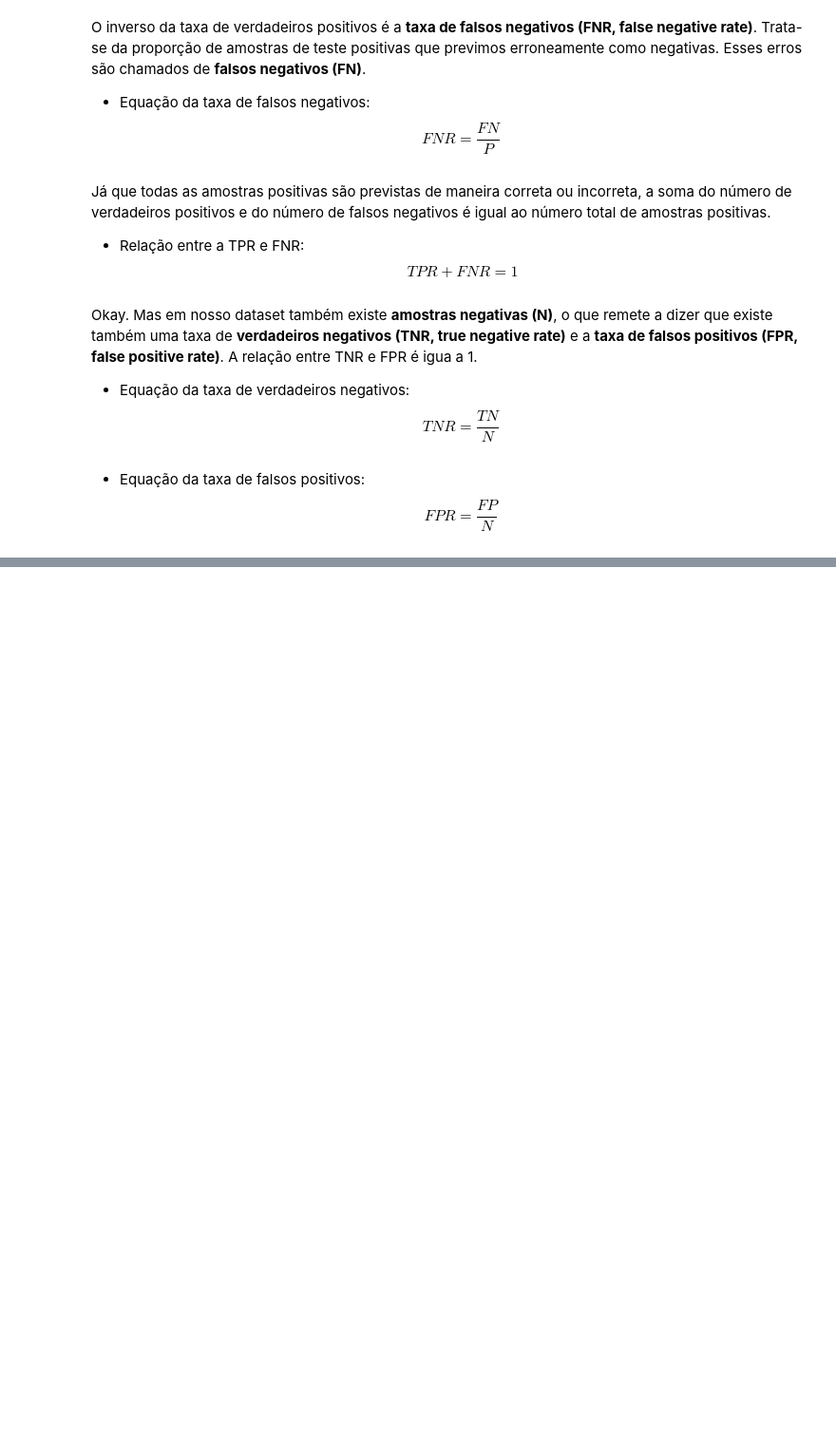
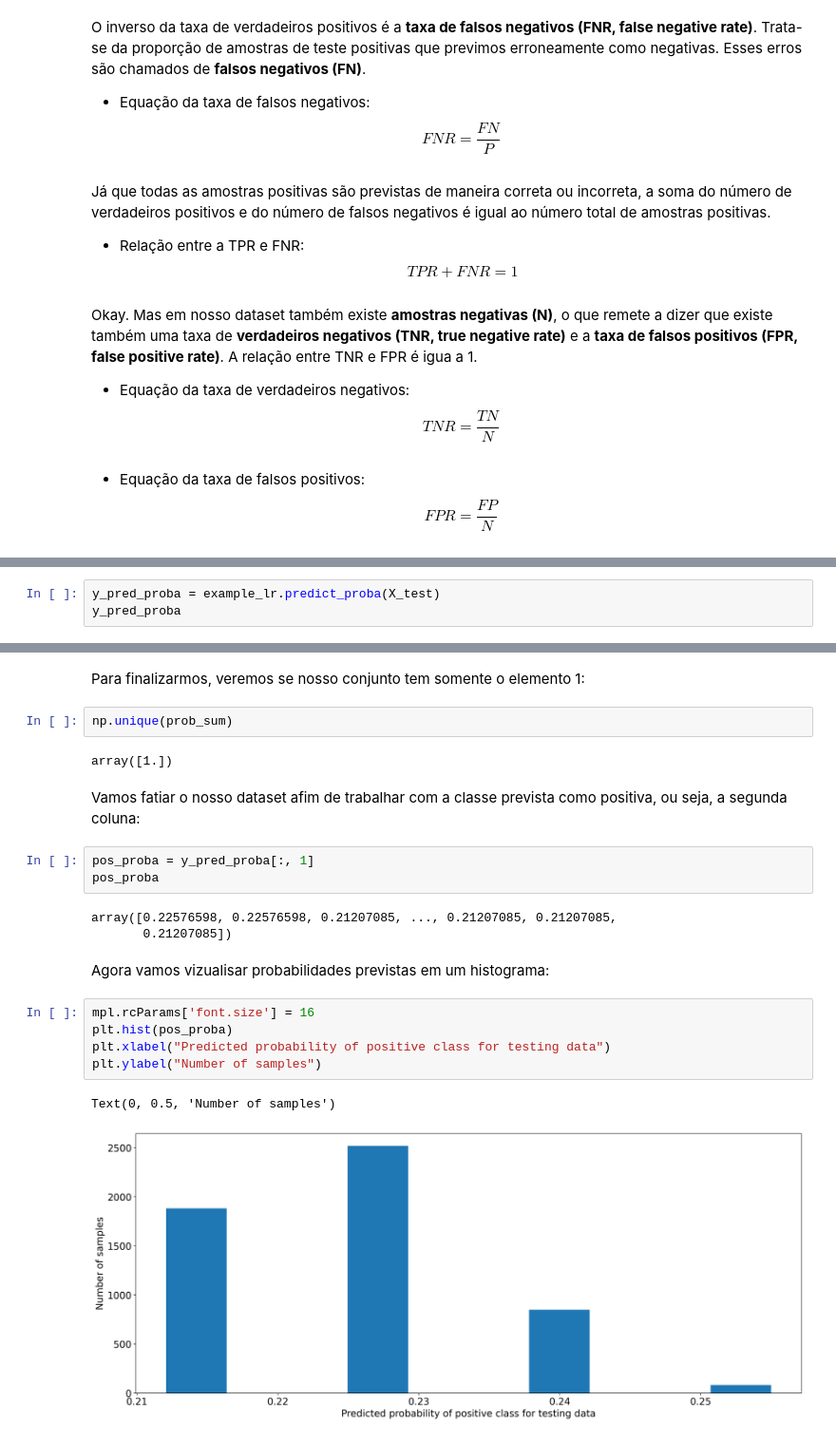
Before and after one commit to albertomendess/Estudos, a Jupyter notebook: Pt_02_Introdução_ao_Scikit_Learn_e_avaliação_do_modelo.ipynb, the cells around one changed output, grey strips where cells are left out. Shown at 95% size. Cells and saved outputs as stored; diff of their text form; blank space fills up the shorter version.

```diff
--- a/Pt_02_Introdução_ao_Scikit_Learn_e_avaliação_do_modelo.ipynb
+++ b/Pt_02_Introdução_ao_Scikit_Learn_e_avaliação_do_modelo.ipynb
@@ -281,0 +296,3 @@ O que devemos querer de uma matriz de confusão é que TN e TP tenham resultados
+# %%
+y_pred_proba = example_lr.predict_proba(X_test)
+y_pred_proba
@@ -281,0 +322,24 @@ O que devemos querer de uma matriz de confusão é que TN e TP tenham resultados
+# %% [markdown]
+Para finalizarmos, veremos se nosso conjunto tem somente o elemento 1:
+# %%
+np.unique(prob_sum)
+# %% [output]
+array([1.])
+# %% [markdown]
+Vamos fatiar o nosso dataset afim de trabalhar com a classe prevista como positiva, ou seja, a segunda coluna:
+# %%
+pos_proba = y_pred_proba[:, 1]
+pos_proba
+# %% [output]
+array([0.22576598, 0.22576598, 0.21207085, ..., 0.21207085, 0.21207085,
+       0.21207085])
+# %% [markdown]
+Agora vamos vizualisar probabilidades previstas em um histograma:
+# %%
+mpl.rcParams['font.size'] = 16
+plt.hist(pos_proba)
+plt.xlabel("Predicted probability of positive class for testing data")
+plt.ylabel("Number of samples")
+# %% [output]
+Text(0, 0.5, 'Number of samples')
+[figure, added]
```
Also changed, not shown: parts of 23 cells of this notebook.
